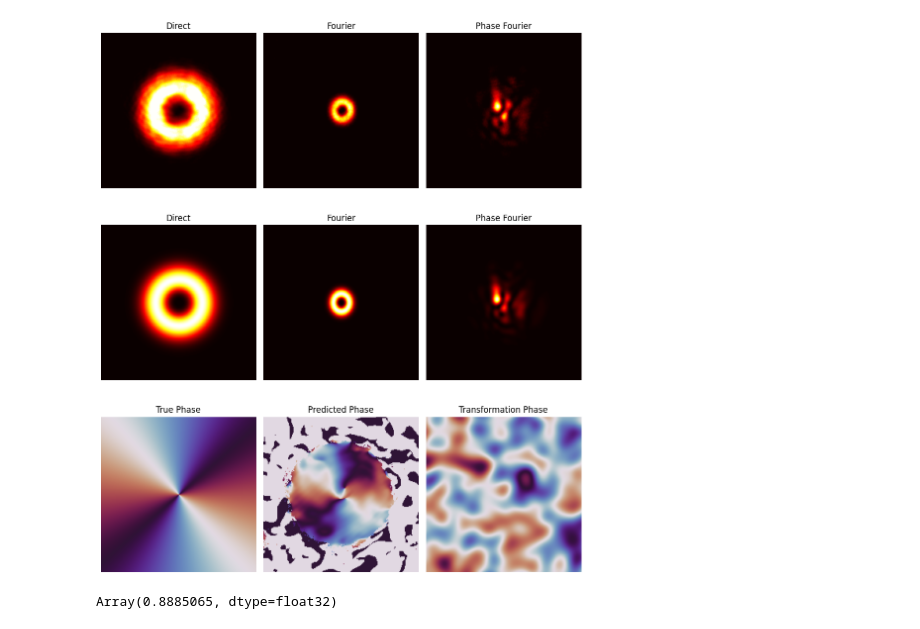
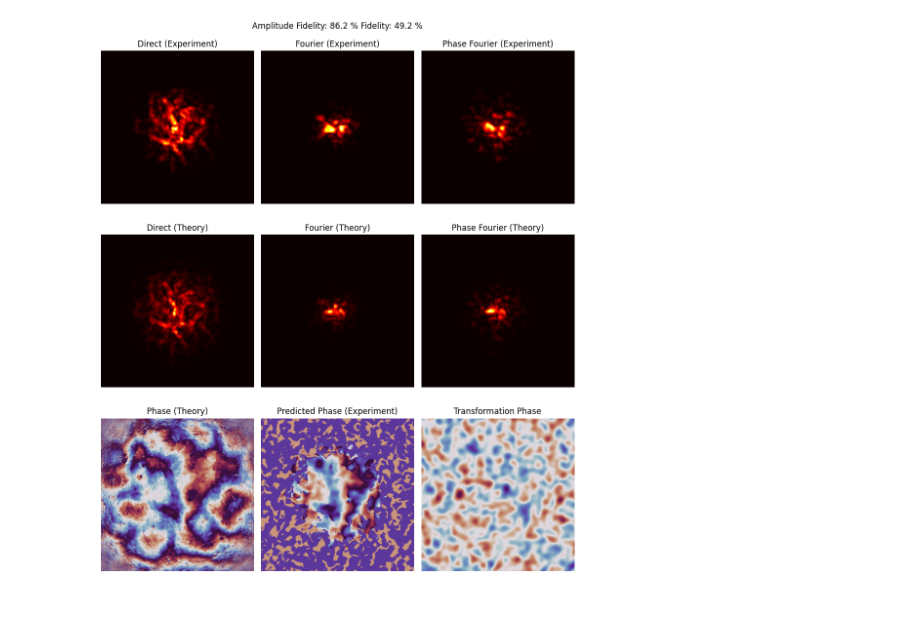
Before and after one commit to marcsgil/random_phase_measurements, a Jupyter notebook: tomography.ipynb, the cells around one changed output. Saved outputs shown, nothing was run; the diff lists cells and outputs as text; code cells hidden in the pictures.

```diff
--- a/tomography.ipynb
+++ b/tomography.ipynb
@@ -23,8 +25,4 @@ _ys = np.arange(slm.height) - slm.height//2
 xs, ys = np.meshgrid(_xs, _ys)
-# %%
-mode = slmcontrol.lg(xs, ys, p=0, l=1, w=50)
-holo = slmcontrol.generate_hologram(np.concatenate([np.exp(-1j * np.angle(mode)), mode], axis = 1), 192, -3, 19)
-slm.updateArray(holo)
 # %%
 camera_direct = ImagingSourceCamera()
 # %%
@@ -44,13 +42,13 @@ slm.updateArray(holo)
 bg_direct = camera_direct.capture().mean()
 bg_reciprocal = camera_reciprocal.capture().mean()
 # %%
-amplitude = 2**26
+amplitude = 2**25
 sigma = 0.5 / 2 / np.pi
 
 phase_mask = fourier_phase_screen(slm.height, slm.width // 2, amplitude=amplitude, sigma=sigma)
 phase_transformation = np.exp(1j * phase_mask)
-rotated_phase_transformation = affine_transform(phase_transformation, u_direct)
+rotated_phase_transformation = affine_transform(phase_transformation, inv(u_direct))
 
-plt.imshow(phase_mask, cmap="twilight")
+plt.imshow(np.angle(phase_transformation), cmap="twilight")
 # %% [output]
 <matplotlib.image.AxesImage at 0x...>
@@ -105,5 +105,5 @@ plt.show()
 # %%
-initial_phases = jax.random.uniform(jax.random.key(0), (1, *mode.shape))
+initial_phases = jax.random.uniform(jax.random.key(0), (10, *mode.shape))
 
 direct_amplitude = np.sqrt(corrected_image_direct).astype(np.float32)
 fourier_amplitude = np.fft.fftshift(np.sqrt(corrected_image_fourier).astype(np.float32))
@@ -113,65 +113,65 @@ direct_amplitude /= norm(direct_amplitude)
 fourier_amplitude *= np.sqrt(np.prod(mode.shape)) / norm(fourier_amplitude)
 phase_fourier_amplitude *= np.sqrt(np.prod(mode.shape)) / norm(phase_fourier_amplitude)
 
+cropped_phase_transformation = resize_and_center(phase_transformation, mode.shape, 1)
 
 u_fourier = jnp.fft.fft2(mode)
-u_phase_fourier = jnp.fft.fft2(phase_transformation * mode)
+u_phase_fourier = jnp.fft.fft2(cropped_phase_transformation * mode)
 
 predicted_phase = augmented_gs(
-    direct_amplitude, fourier_amplitude, phase_fourier_amplitude, phase_transformation, initial_phases, 200
+    direct_amplitude, fourier_amplitude, phase_fourier_amplitude, cropped_phase_transformation, initial_phases, 200
 )
 # %%
-size = 200
+amplitude_fidelity = fidelity(np.complex64(jnp.abs(mode)), np.complex64(direct_amplitude))
+fid = fidelity(mode, direct_amplitude * jnp.exp(1j * predicted_phase))
 
 fig, axs = plt.subplots(nrows=3, ncols=3, figsize=(10, 12))
-axs[0, 0].imshow(crop_center(jnp.abs(direct_amplitude) ** 2, size), cmap="hot")
-axs[0, 0].set_title("Direct")
+fig.suptitle(f"Amplitude Fidelity: {100 * amplitude_fidelity:.1f} % Fidelity: {100 * fid:.1f} %")
 
-axs[0, 1].imshow(crop_center(jnp.fft.fftshift(jnp.abs(fourier_amplitude) ** 2), size), cmap="hot")
-axs[0, 1].set_title("Fourier")
+axs[0, 0].imshow(resize_and_center(jnp.abs(direct_amplitude) ** 2, xs.shape, 1), cmap="hot")
+axs[0, 0].set_title("Direct (Experiment)")
 
-axs[0, 2].imshow(crop_center(jnp.fft.fftshift(jnp.abs(phase_fourier_amplitude) ** 2), size), cmap="hot")
-axs[0, 2].set_title("Phase Fourier")
+axs[0, 1].imshow(resize_and_center(jnp.abs(np.fft.ifftshift(fourier_amplitude)) ** 2, xs.shape, 6), cmap="hot")
+axs[0, 1].set_title("Fourier (Experiment)")
 
-axs[1, 0].imshow(crop_center(jnp.abs(mode) ** 2, size), cmap="hot")
-axs[1, 0].set_title("Direct")
+axs[0, 2].imshow(resize_and_center(jnp.abs(np.fft.ifftshift(phase_fourier_amplitude)) ** 2, xs.shape, 6), cmap="hot")
+axs[0, 2].set_title("Phase Fourier (Experiment)")
 
-axs[1, 1].imshow(crop_center(jnp.fft.fftshift(jnp.abs(u_fourier) ** 2), size), cmap="hot")
-axs[1, 1].set_title("Fourier")
+axs[1, 0].imshow(resize_and_center(jnp.abs(mode) ** 2, xs.shape, 1), cmap="hot")
+axs[1, 0].set_title("Direct (Theory)")
 
-axs[1, 2].imshow(crop_center(jnp.fft.fftshift(jnp.abs(u_phase_fourier) ** 2), size), cmap="hot")
-axs[1, 2].set_title("Phase Fourier")
+axs[1, 1].imshow(resize_and_center(jnp.abs(np.fft.ifftshift(u_fourier)) ** 2, xs.shape, 6), cmap="hot")
+axs[1, 1].set_title("Fourier (Theory)")
+
+axs[1, 2].imshow(resize_and_center(jnp.abs(np.fft.ifftshift(u_phase_fourier)) ** 2, xs.shape, 6), cmap="hot")
+axs[1, 2].set_title("Phase Fourier (Theory)")
 
 axs[2, 0].imshow(
-    crop_center(set_phase_reference(jnp.angle(mode), posX=0.45, posY=0.45), size),
+    resize_and_center(set_phase_reference(jnp.angle(mode), posX=0.40, posY=0.40), xs.shape, 1),
     cmap="twilight",
     vmin=-jnp.pi,
     vmax=jnp.pi,
 )
-axs[2, 0].set_title("True Phase")
+axs[2, 0].set_title("Phase (Theory)")
 
 axs[2, 1].imshow(
-    crop_center(set_phase_reference(predicted_phase, posX=0.45, posY=0.45), size),
+    resize_and_center(set_phase_reference(predicted_phase, posX=0.40, posY=0.40), xs.shape, 1),
     cmap="twilight",
     vmin=-jnp.pi,
     vmax=jnp.pi,
 )
-axs[2, 1].set_title("Predicted Phase")
+axs[2, 1].set_title("Predicted Phase (Experiment)")
 
-axs[2, 2].imshow(crop_center(phase_mask, size), cmap="twilight", vmin=-jnp.pi, vmax=jnp.pi)
+axs[2, 2].imshow(resize_and_center(np.angle(cropped_phase_transformation), xs.shape, 1), cmap="twilight", vmin=-jnp.pi, vmax=jnp.pi)
 axs[2, 2].set_title("Transformation Phase")
 
 for m in range(axs.shape[0]):
     for n in range(axs.shape[1]):
         axs[m, n].set_axis_off()
 
 plt.tight_layout()
 plt.show()
 # %% [output]
-[figure, old version]
+[figure, new version]
-# %%
-fidelity(mode, direct_amplitude * jnp.exp(1j * predicted_phase))
-# %% [output]
-Array(0.8885065, dtype=float32)
 # %%
 camera_reciprocal.close()
```
Also changed, not shown: parts of 4 cells of this notebook, 3 other files.
